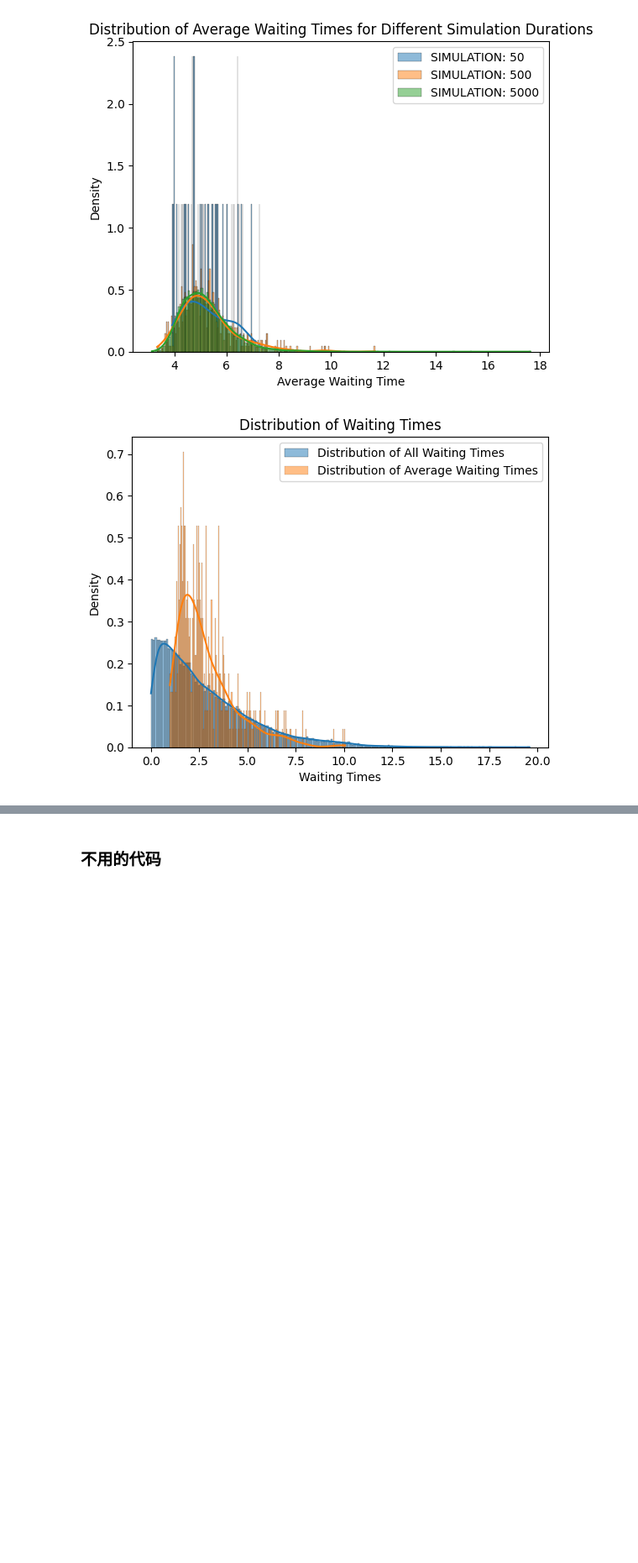
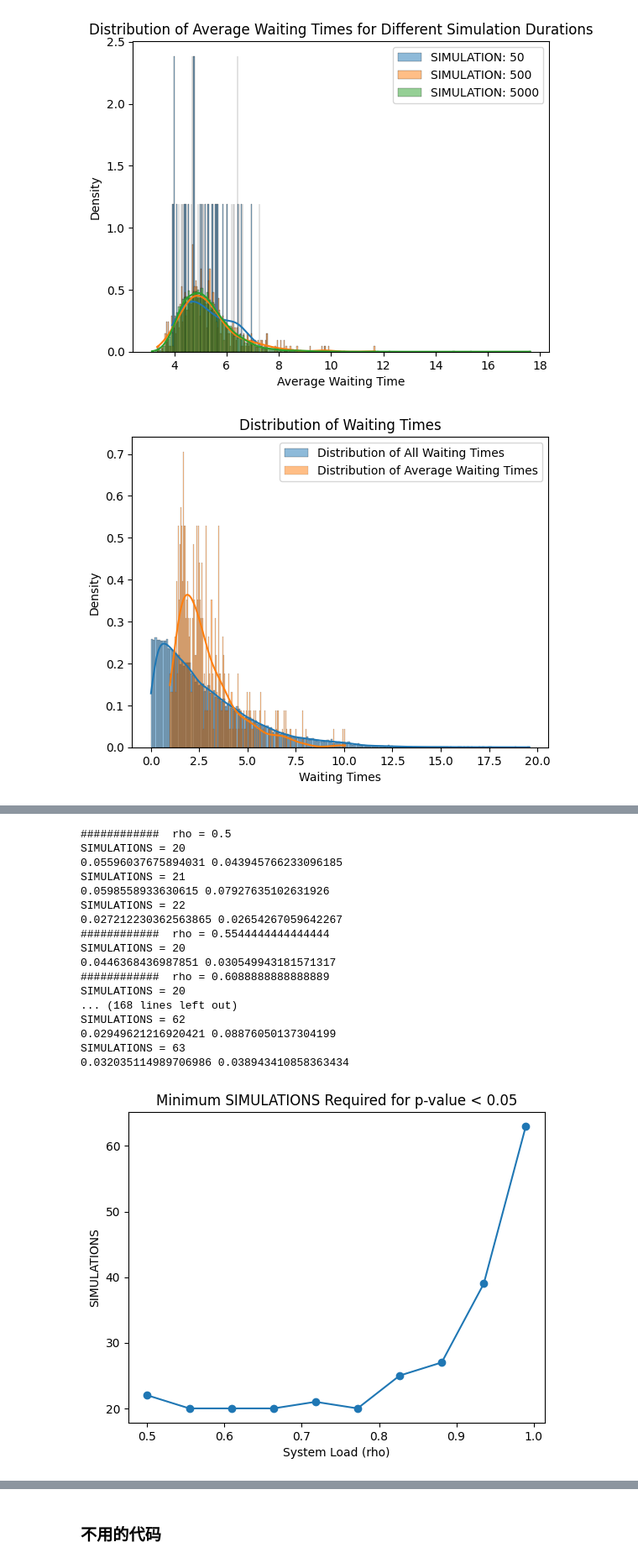
Before and after one commit to Ailuro-Luna/queueing, a Jupyter notebook: Jiawei Liao_14702398_Weikang Chen_14765632_Dan Dong_14989093_Assignment 2.ipynb, the cells around one changed output, grey strips where cells are left out. Shown at 84% size. Cells and saved outputs as stored; diff of their text form; code cells hidden in the pictures; blank space fills up the shorter version.

```diff
--- a/Jiawei Liao_14702398_Weikang Chen_14765632_Dan Dong_14989093_Assignment 2.ipynb
+++ b/Jiawei Liao_14702398_Weikang Chen_14765632_Dan Dong_14989093_Assignment 2.ipynb
@@ -585,0 +512,74 @@ plt.show()
+# %%
+def simulation_and_test(rho, MU, SIM_TIME, SIMULATIONS):
+    p_4_vs_2_list = []
+    p_2_vs_1_list = []
+    for _ in range(20):
+        # 运行模拟并收集数据
+        # avg_waitings_1_server, _ = run_simulation(1, rho, MU, SIM_TIME, SIMULATIONS)
+        # avg_waitings_2_servers, _ = run_simulation(2, rho, MU, SIM_TIME, SIMULATIONS)
+        # avg_waitings_4_servers, _ = run_simulation(4, rho, MU, SIM_TIME, SIMULATIONS)
+
+        _, avg_waitings_1_server = run_simulation(1, rho, MU, SIM_TIME, SIMULATIONS)
+        _, avg_waitings_2_servers = run_simulation(2, rho, MU, SIM_TIME, SIMULATIONS)
+        _, avg_waitings_4_servers = run_simulation(4, rho, MU, SIM_TIME, SIMULATIONS)
+
+        # print(avg_waitings_1_server)
+        # print(avg_waitings_2_servers)
+        # print(avg_waitings_4_servers)
+
+        # 进行Mann-Whitney U检验
+        u_stat_4_vs_2, p_4_vs_2 = perform_mann_whitney_u_test(avg_waitings_4_servers, avg_waitings_2_servers)
+        u_stat_2_vs_1, p_2_vs_1 = perform_mann_whitney_u_test(avg_waitings_2_servers, avg_waitings_1_server)
+#         print(p_4_vs_2, p_2_vs_1)
+
+        p_4_vs_2_list.append(p_4_vs_2)
+        p_2_vs_1_list.append(p_2_vs_1)
+
+    p_4_vs_2_mean = np.mean(p_4_vs_2_list)
+    p_2_vs_1_mean = np.mean(p_2_vs_1_list)
+
+    return p_4_vs_2_mean, p_2_vs_1_mean
+
+SIM_TIME = 50
+MU = 1
+rhos = np.linspace(0.5, 0.99, 10)
+simulation_results = []
+
+for rho in rhos:
+    SIMULATIONS = 20
+    print(f"############  rho = {rho}")
+    while True:
+        print(f"SIMULATIONS = {SIMULATIONS}")
+        p_4_vs_2_mean, p_2_vs_1_mean = simulation_and_test(rho, MU, SIM_TIME, SIMULATIONS)
+        print(p_4_vs_2_mean, p_2_vs_1_mean)
+        if p_4_vs_2_mean < 0.05 and p_2_vs_1_mean < 0.05:
+            break
+        SIMULATIONS += 1
+    simulation_results.append((rho, SIMULATIONS))
+
+# 绘制图表
+rhos, sims = zip(*simulation_results)
+plt.plot(rhos, sims, marker='o')
+plt.title("Minimum SIMULATIONS Required for p-value < 0.05")
+plt.xlabel("System Load (rho)")
+plt.ylabel("SIMULATIONS")
+plt.show()
+# %% [output]
+############  rho = 0.5
+SIMULATIONS = 20
+0.05596037675894031 0.043945766233096185
+SIMULATIONS = 21
+0.0598558933630615 0.07927635102631926
+SIMULATIONS = 22
+0.027212230362563865 0.02654267059642267
+############  rho = 0.5544444444444444
+SIMULATIONS = 20
+0.0446368436987851 0.030549943181571317
+############  rho = 0.6088888888888889
+SIMULATIONS = 20
+... (168 lines left out)
+SIMULATIONS = 62
+0.02949621216920421 0.08876050137304199
+SIMULATIONS = 63
+0.032035114989706986 0.038943410858363434
+[figure, added]
```
Also changed, not shown: parts of 24 cells of this notebook.
